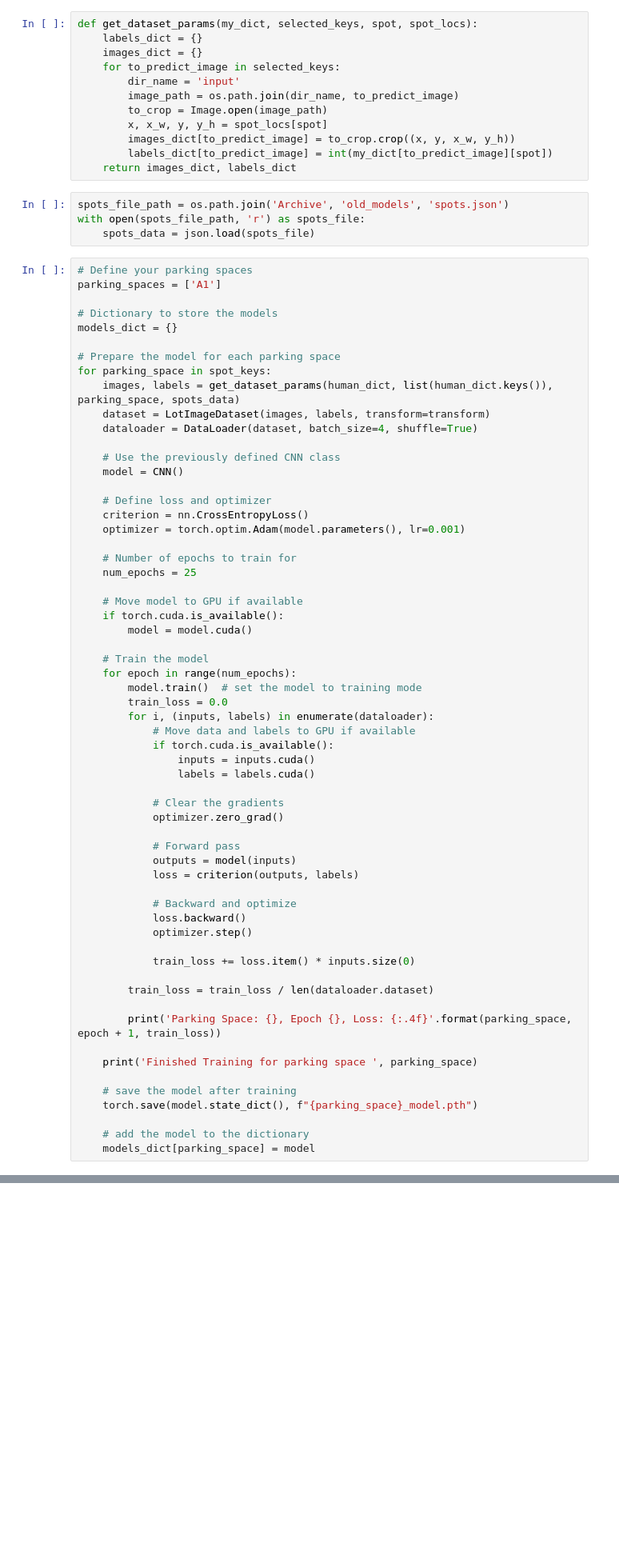
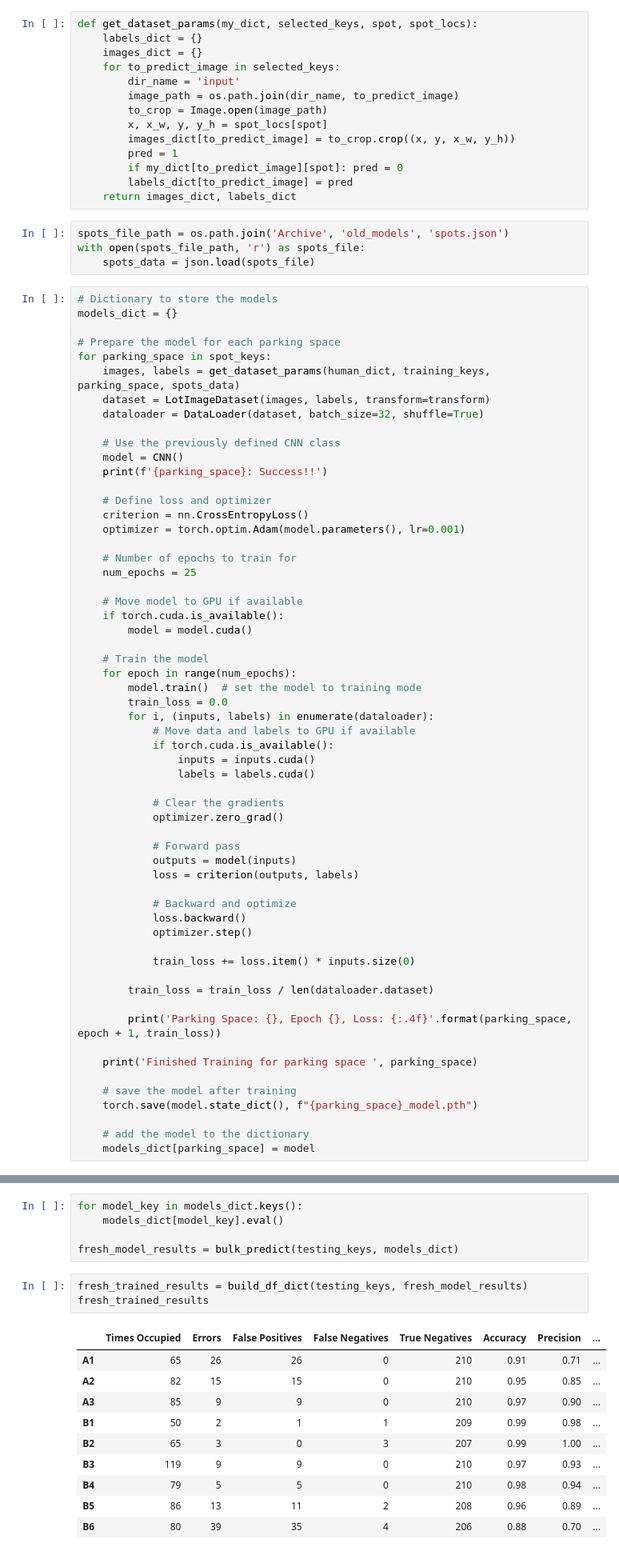
Before and after one commit to tc10815/ParkEzAI, a Jupyter notebook: archive/part2/model_analysis/after_step3/EDA/Analysis, Model Build and Test.ipynb, the cells around one changed output, grey strips where cells are left out. Shown at 80% size. Drawn from its saved outputs; the diff is of its cells as text; blank space fills up the shorter version.

```diff
--- a/archive/part2/model_analysis/after_step3/EDA/Analysis, Model Build and Test.ipynb
+++ b/archive/part2/model_analysis/after_step3/EDA/Analysis, Model Build and Test.ipynb
@@ -307,27 +307,27 @@ def get_dataset_params(my_dict, selected_keys, spot, spot_locs):
         to_crop = Image.open(image_path)
         x, x_w, y, y_h = spot_locs[spot]
         images_dict[to_predict_image] = to_crop.crop((x, y, x_w, y_h))
-        labels_dict[to_predict_image] = int(my_dict[to_predict_image][spot])
+        pred = 1
+        if my_dict[to_predict_image][spot]: pred = 0
+        labels_dict[to_predict_image] = pred
     return images_dict, labels_dict
 # %%
 spots_file_path = os.path.join('Archive', 'old_models', 'spots.json')
 with open(spots_file_path, 'r') as spots_file:
     spots_data = json.load(spots_file)
 # %%
-# Define your parking spaces
-parking_spaces = ['A1']
-
 # Dictionary to store the models
 models_dict = {}
 
 # Prepare the model for each parking space
 for parking_space in spot_keys:
-    images, labels = get_dataset_params(human_dict, list(human_dict.keys()), parking_space, spots_data)
+    images, labels = get_dataset_params(human_dict, training_keys, parking_space, spots_data)
     dataset = LotImageDataset(images, labels, transform=transform)
-    dataloader = DataLoader(dataset, batch_size=4, shuffle=True)
+    dataloader = DataLoader(dataset, batch_size=32, shuffle=True)
 
     # Use the previously defined CNN class
     model = CNN()
+    print(f'{parking_space}: Success!!')
 
     # Define loss and optimizer
     criterion = nn.CrossEntropyLoss()
@@ -395,0 +395,19 @@ KeyboardInterrupt:
+# %%
+for model_key in models_dict.keys():
+    models_dict[model_key].eval()
+
+fresh_model_results = bulk_predict(testing_keys, models_dict)
+# %%
+fresh_trained_results = build_df_dict(testing_keys, fresh_model_results)
+fresh_trained_results
+# %% [output]
+|  | Times Occupied | Errors | False Positives | False Negatives | True Negatives | Accuracy | Precision | ... |
+| A1 | 65 | 26 | 26 | 0 | 210 | 0.91 | 0.71 | ... |
+| A2 | 82 | 15 | 15 | 0 | 210 | 0.95 | 0.85 | ... |
+| A3 | 85 | 9 | 9 | 0 | 210 | 0.97 | 0.90 | ... |
+| B1 | 50 | 2 | 1 | 1 | 209 | 0.99 | 0.98 | ... |
+| B2 | 65 | 3 | 0 | 3 | 207 | 0.99 | 1.00 | ... |
+| B3 | 119 | 9 | 9 | 0 | 210 | 0.97 | 0.93 | ... |
+| B4 | 79 | 5 | 5 | 0 | 210 | 0.98 | 0.94 | ... |
+| B5 | 86 | 13 | 11 | 2 | 208 | 0.96 | 0.89 | ... |
+| B6 | 80 | 39 | 35 | 4 | 206 | 0.88 | 0.70 | ... |
```
Also changed, not shown: parts of 4 cells of this notebook, 2 other files.
